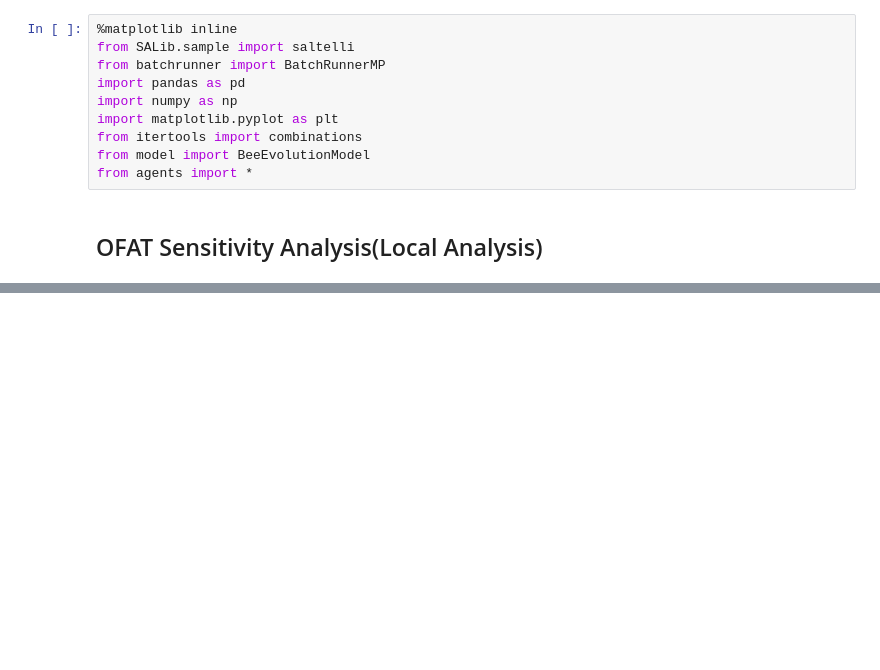
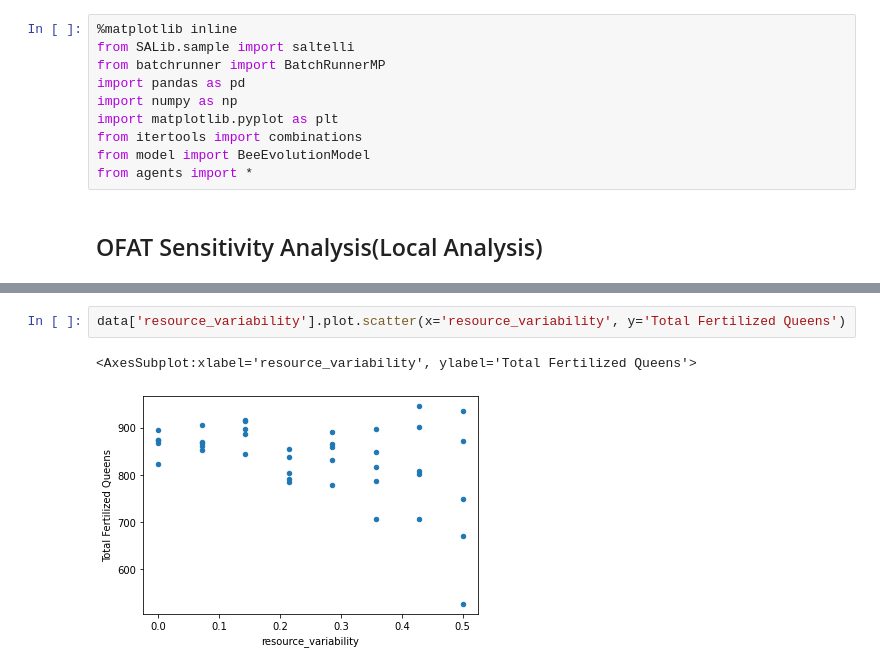
Before and after one commit to AnkurSatya/uva_abm_bumblebee, a Jupyter notebook: bumblebee_evolution/sensitivity_analysis.ipynb, the cells around one changed output, grey strips where cells are left out. Cells and saved outputs as stored; diff of their text form; blank space fills up the shorter version.

```diff
--- a/bumblebee_evolution/sensitivity_analysis.ipynb
+++ b/bumblebee_evolution/sensitivity_analysis.ipynb
@@ -62,3 +59,8 @@ BatchRunner MP will use 8 processors.
+# %%
+data['resource_variability'].plot.scatter(x='resource_variability', y='Total Fertilized Queens')
+# %% [output]
+<AxesSubplot:xlabel='resource_variability', ylabel='Total Fertilized Queens'>
+[figure, added]
 # %%
 def plot_param_var_conf(ax, df, var, param, i):
     """
```
Also changed, not shown: parts of 2 cells of this notebook.
